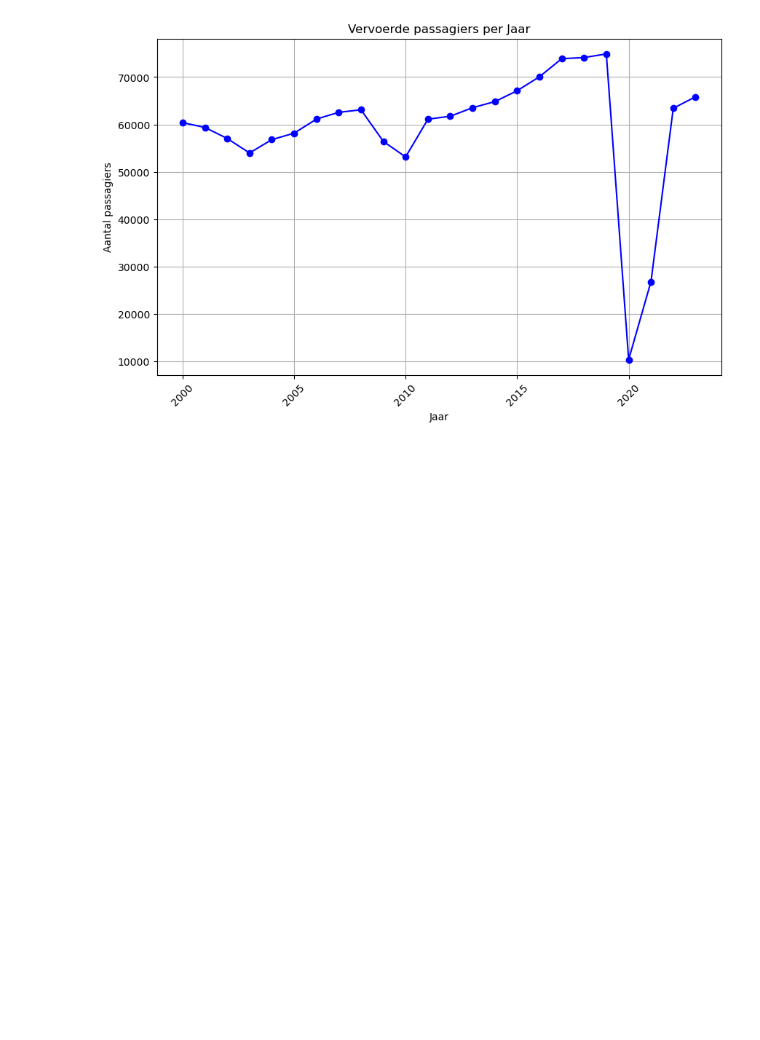
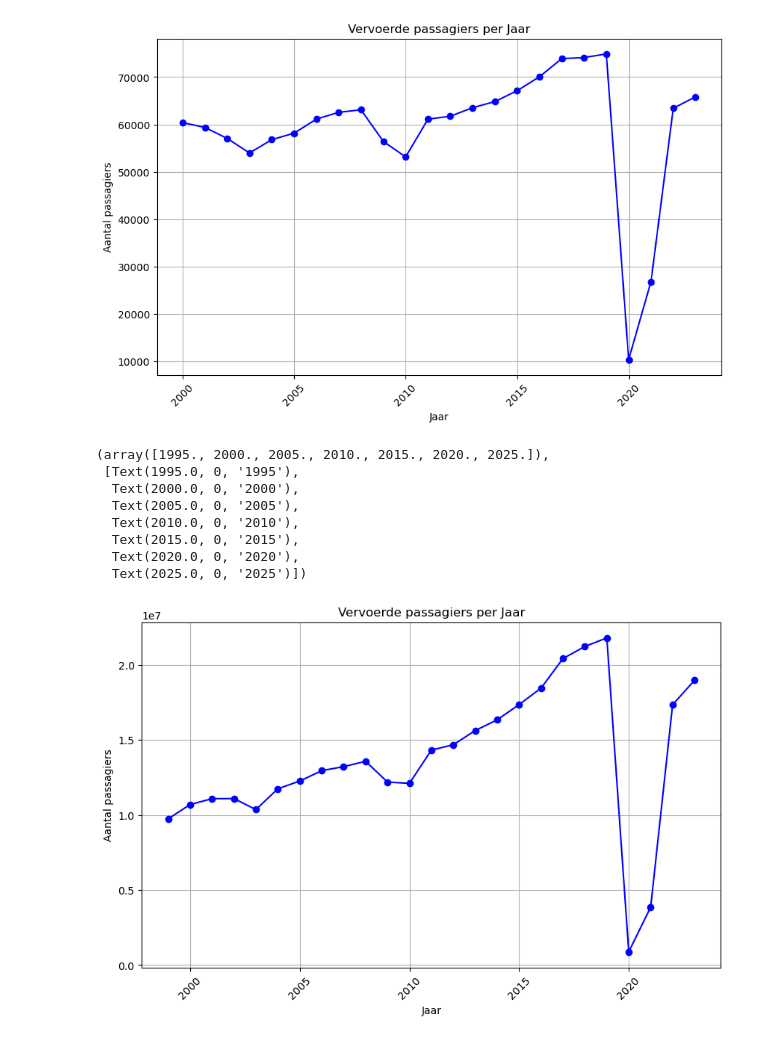
Before and after one commit to snijhout/TIL6010-LabAssignments, a Jupyter notebook: Flytax-Project-Group24/Model.ipynb, the cells around one changed output. Saved outputs shown, nothing was run; the diff lists cells and outputs as text; code cells hidden in the pictures; blank space fills up the shorter version.

```diff
--- a/Flytax-Project-Group24/Model.ipynb
+++ b/Flytax-Project-Group24/Model.ipynb
@@ -164,3 +181,53 @@ plt.xticks(rotation=45)
   Text(2020.0, 0, '2020'),
   Text(2025.0, 0, '2025')])
 [figure]
+# %%
+import pandas as pd
+import matplotlib.pyplot as plt
+
+# Path to the CSV file
+file_path = r'C:\Users\omniq\Documents\GitHub\TIL6022-LabAssignments\Flytax-Project-Group24\Data\3.Luchtvaart__maandcijfers_Nederlandse_luchthavens_van_nationaal_belang_14102024_102528.csv'
+
+# Read the CSV file into a DataFrame using ; as the separator and skip the first few rows to get to the data
+df = pd.read_csv(file_path, sep=';', skiprows=4)
+
+# Select the first 25 rows (using iloc)
+df_subset = df.iloc[:25]
+
+# Extract the values of the second and third columns by index
+second_column = df_subset.iloc[:, 1]  # Using index 1 for the second column
+eight_column = df_subset.iloc[:, 7]   # Using index 2 for the third column
+
+# Extract just the year from the 'Perioden' column by splitting and selecting the first part
+second_column_years = second_column.str.split().str[0]
+
+# Create a new DataFrame with the cleaned year and the moved passangers
+new_df = pd.DataFrame({
+    'Jaar': second_column_years,      # Renaming the column to 'Jaar' (Year)
+    'Aantal passagiers': eight_column
+})
+
+# Convert 'Jaar' to numeric to ensure proper sorting for the plot
+new_df['Jaar'] = pd.to_numeric(new_df['Jaar'], errors='coerce')
+
+# Drop rows where 'Jaar' is NaN (in case of any bad data)
+new_df = new_df.dropna(subset=['Jaar'])
+
+# Plotting the graph for the first 24 rows
+plt.figure(figsize=(10,6))
+plt.plot(new_df['Jaar'], new_df['Aantal passagiers'], marker='o', linestyle='-', color='b')
+plt.title('Vervoerde passagiers per Jaar')
+plt.xlabel('Jaar')
+plt.ylabel('Aantal passagiers')
+plt.grid(True)
+plt.xticks(rotation=45)
+# %% [output]
+(array([1995., 2000., 2005., 2010., 2015., 2020., 2025.]),
+ [Text(1995.0, 0, '1995'),
+  Text(2000.0, 0, '2000'),
+  Text(2005.0, 0, '2005'),
+  Text(2010.0, 0, '2010'),
+  Text(2015.0, 0, '2015'),
+  Text(2020.0, 0, '2020'),
+  Text(2025.0, 0, '2025')])
+[figure, added]
```
Also changed, not shown: parts of 3 cells of this notebook, 14 other files.
